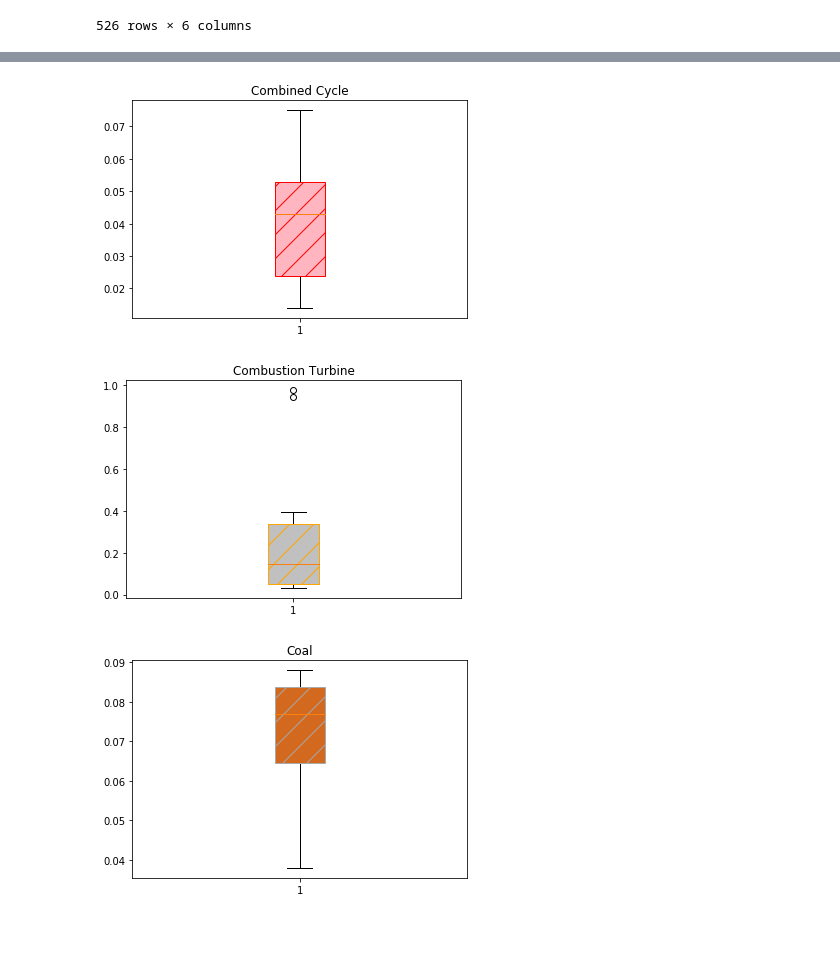
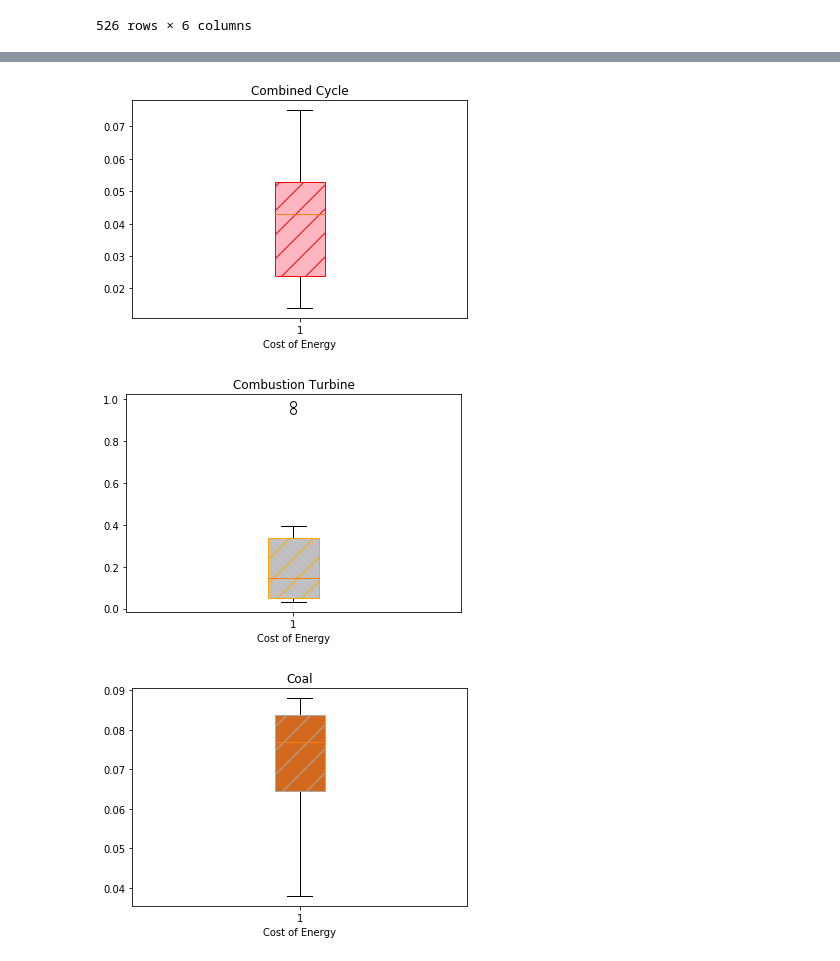
Before and after one commit to cweinreich24/State-Utilities-Analysis, a Jupyter notebook: Generation Costs_tyler/generationcosts_v2.ipynb, the cells around one changed output, grey strips where cells are left out. Drawn from its saved outputs; the diff is of its cells as text; code cells hidden in the pictures; blank space fills up the shorter version.

```diff
--- a/Generation Costs_tyler/generationcosts_v2.ipynb
+++ b/Generation Costs_tyler/generationcosts_v2.ipynb
@@ -74,21 +77,23 @@ for box in plt2['boxes']:
 # %%
 # Boxplot for Combined Cycle
 plt3 = plt.boxplot(df_ng["Levelized cost of energy"], patch_artist=True)
 plt.title('Combined Cycle')
+plt.xlabel('Cost of Energy')
 
 for box in plt3['boxes']:
     # change outline color
     box.set(color='red', linewidth=4)
     # change fill color
     box.set(facecolor = 'lightpink' )
     # change hatch
     box.set(hatch = '/', linewidth=1)
 # %% [output]
-[figure, old version]
+[figure, new version]
 # %%
 # Boxplot for Combustion Turbine
 plt4 = plt.boxplot(df_ngPeaker["Levelized cost of energy"], patch_artist=True)
 plt.title('Combustion Turbine')
+plt.xlabel('Cost of Energy')
 
 for box in plt4['boxes']:
     # change outline color
@@ -98,11 +103,12 @@ for box in plt4['boxes']:
     # change hatch
     box.set(hatch = '/', linewidth=1)
 # %% [output]
-[figure, old version]
+[figure, new version]
 # %%
 # Boxplot for Coal
 plt5 = plt.boxplot(df_coal["Levelized cost of energy"], patch_artist=True)
 plt.title('Coal')
+plt.xlabel('Cost of Energy')
 
 for box in plt5['boxes']:
     # change outline color
@@ -112,7 +118,7 @@ for box in plt5['boxes']:
     # change hatch
     box.set(hatch = '/', linewidth=1)
 # %% [output]
-[figure, old version]
+[figure, new version]
 # %%
 # Boxplot for Wind
 plt6 = plt.boxplot(df_wind["Levelized cost of energy"], patch_artist=True)
```
Also changed, not shown: parts of 3 cells of this notebook.
